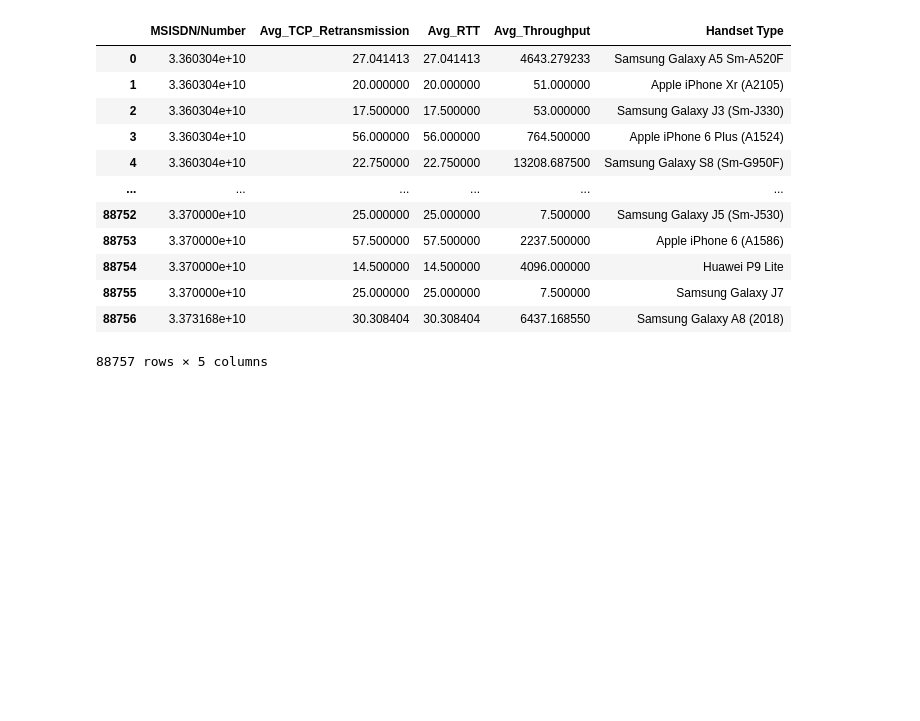
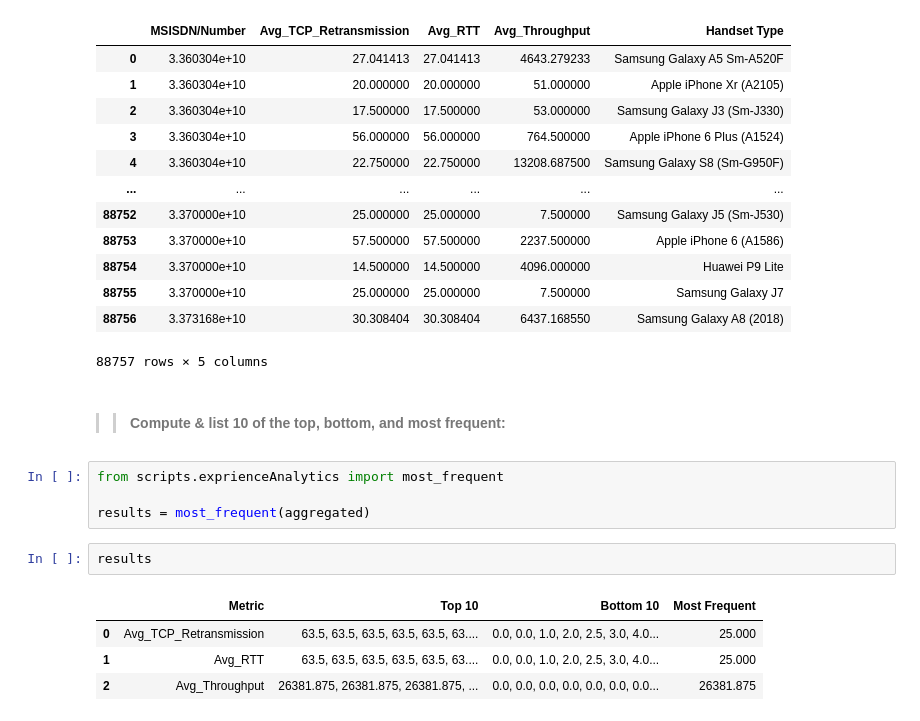
Before and after one commit to naolatomsa/TellCo, a Jupyter notebook: notebooks/experienceAnalytics.ipynb, the cells around one changed output. Cells and saved outputs as stored; diff of their text form; blank space fills up the shorter version.

Commit message:
Compute & list 10 of the top, bottom, and most frequent:

```diff
--- a/notebooks/experienceAnalytics.ipynb
+++ b/notebooks/experienceAnalytics.ipynb
@@ -362,3 +364,16 @@ aggregated
 | 88755 | 3.370000e+10 | 25.000000 | 25.000000 | 7.500000 | Samsung Galaxy J7 |
 | 88756 | 3.373168e+10 | 30.308404 | 30.308404 | 6437.168550 | Samsung Galaxy A8 (2018) |
 88757 rows × 5 columns
+# %% [markdown]
+>> #### Compute & list 10 of the top, bottom, and most frequent:
+# %%
+from scripts.exprienceAnalytics import most_frequent
+
+results = most_frequent(aggregated)
+# %%
+results
+# %% [output]
+|  | Metric | Top 10 | Bottom 10 | Most Frequent |
+| 0 | Avg_TCP_Retransmission | 63.5, 63.5, 63.5, 63.5, 63.5, 63.... | 0.0, 0.0, 1.0, 2.0, 2.5, 3.0, 4.0... | 25.000 |
+| 1 | Avg_RTT | 63.5, 63.5, 63.5, 63.5, 63.5, 63.... | 0.0, 0.0, 1.0, 2.0, 2.5, 3.0, 4.0... | 25.000 |
+| 2 | Avg_Throughput | 26381.875, 26381.875, 26381.875, ... | 0.0, 0.0, 0.0, 0.0, 0.0, 0.0, 0.0... | 26381.875 |
```
Also changed, not shown: parts of 1 cell of this notebook.
